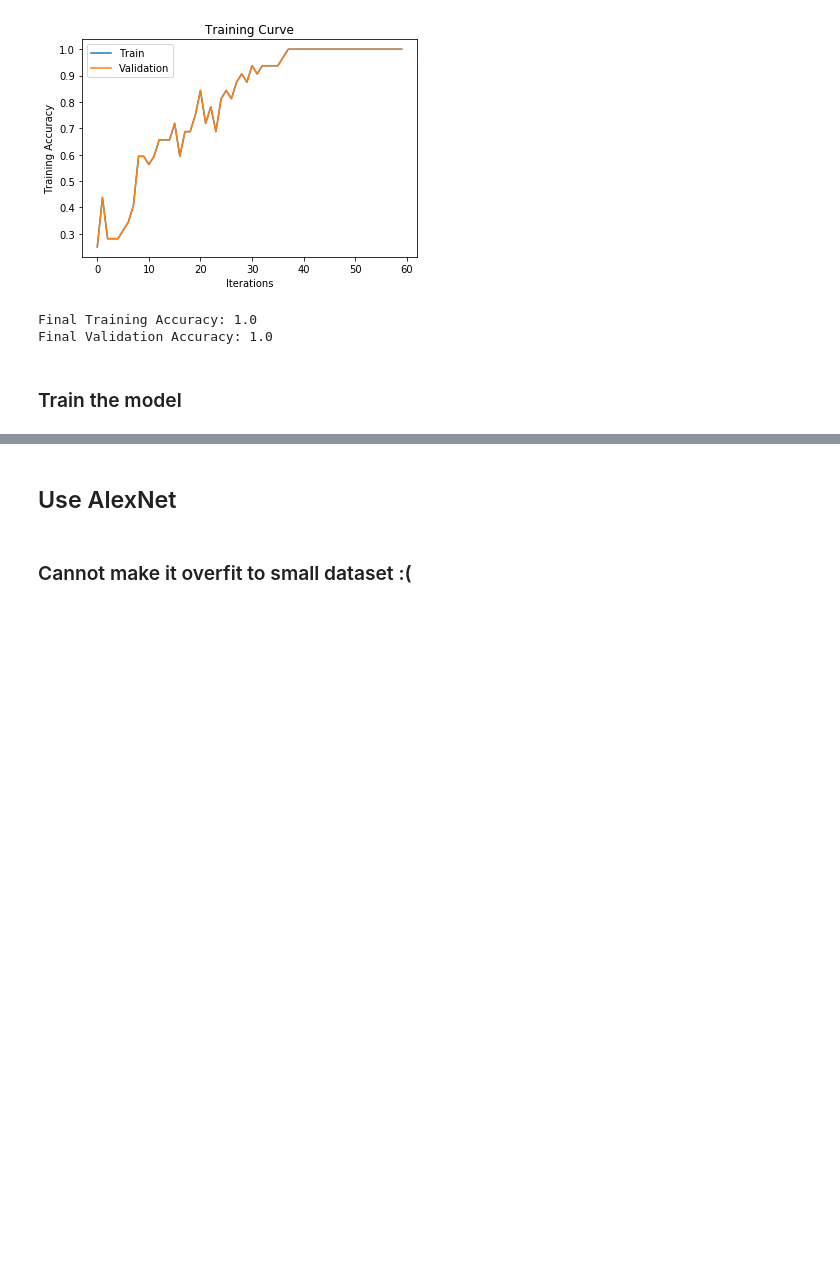
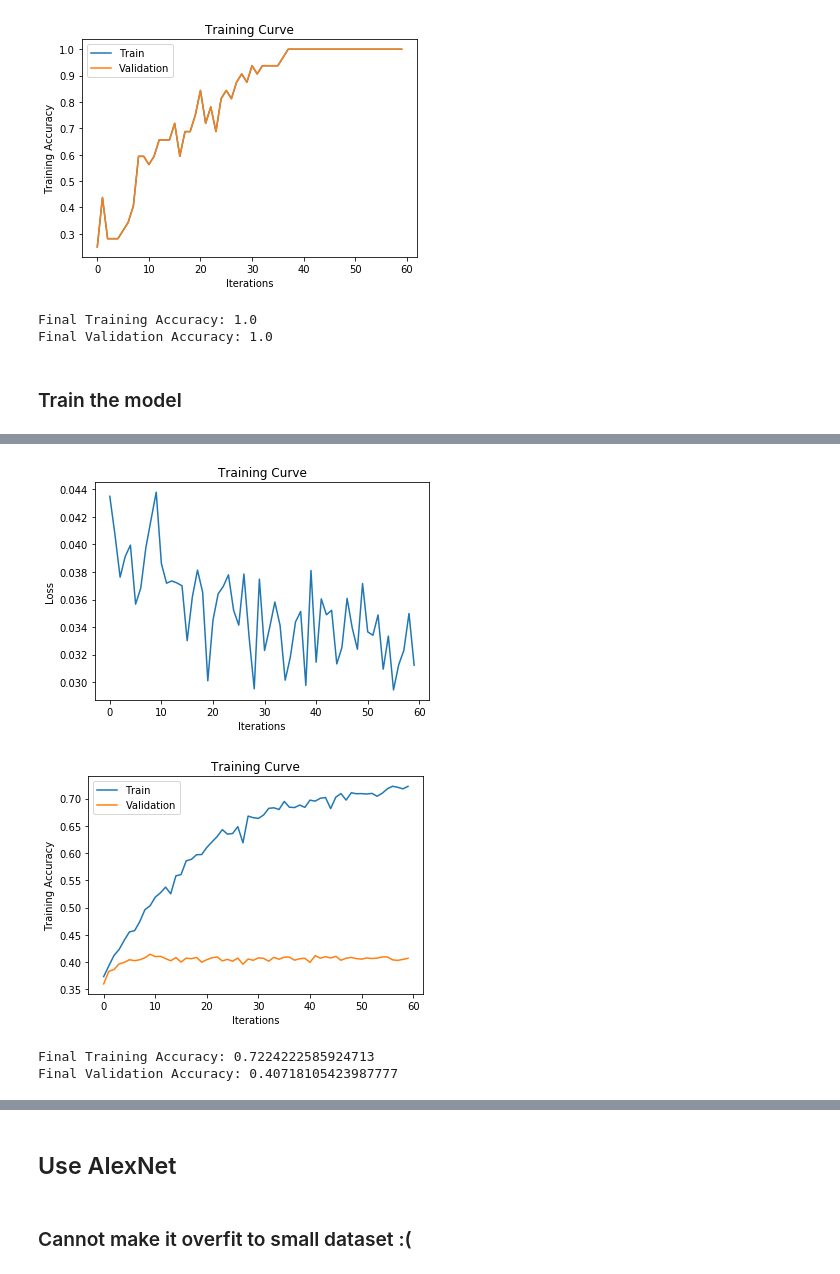
Before and after one commit to karen-poon/aps360-project, a Jupyter notebook: AgeClassificationCNN.ipynb, the cells around one changed output, grey strips where cells are left out. Cells and saved outputs as stored; diff of their text form; code cells hidden in the pictures; blank space fills up the shorter version.

```diff
--- a/AgeClassificationCNN.ipynb
+++ b/AgeClassificationCNN.ipynb
@@ -199,0 +226,6 @@ Final Validation Accuracy: 1.0
+# %%
+model2 = AgeNet()
+if use_cuda:
+    model2 = model2.cuda()
+train(model2, train_data, batch_size=32, lr=0.0005, num_epochs=60)
+# %% [output]
@@ -199,0 +249,4 @@ Final Validation Accuracy: 1.0
+[figure, added]
+[figure, added]
+Final Training Accuracy: 0.7224222585924713
+Final Validation Accuracy: 0.40718105423987777
```
Also changed, not shown: parts of 11 cells of this notebook.
